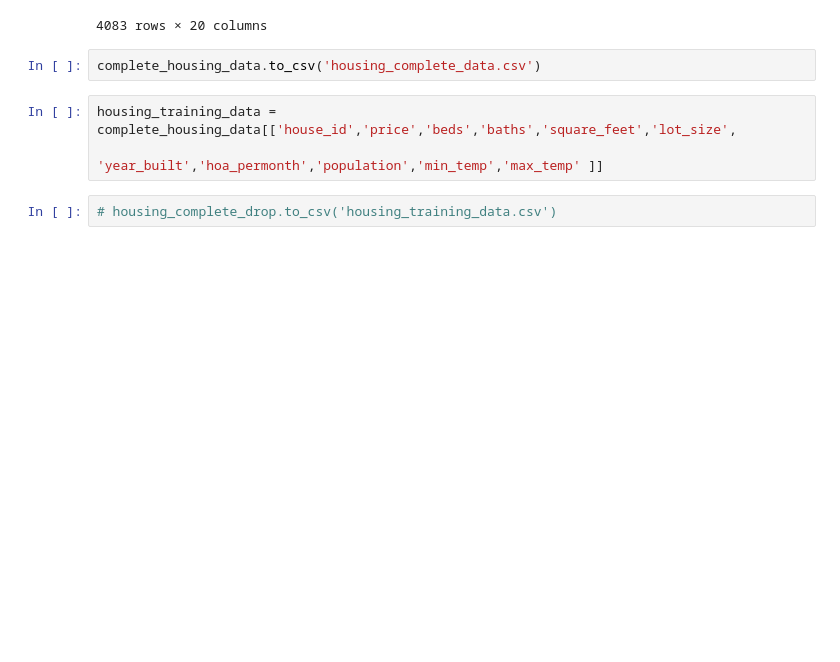
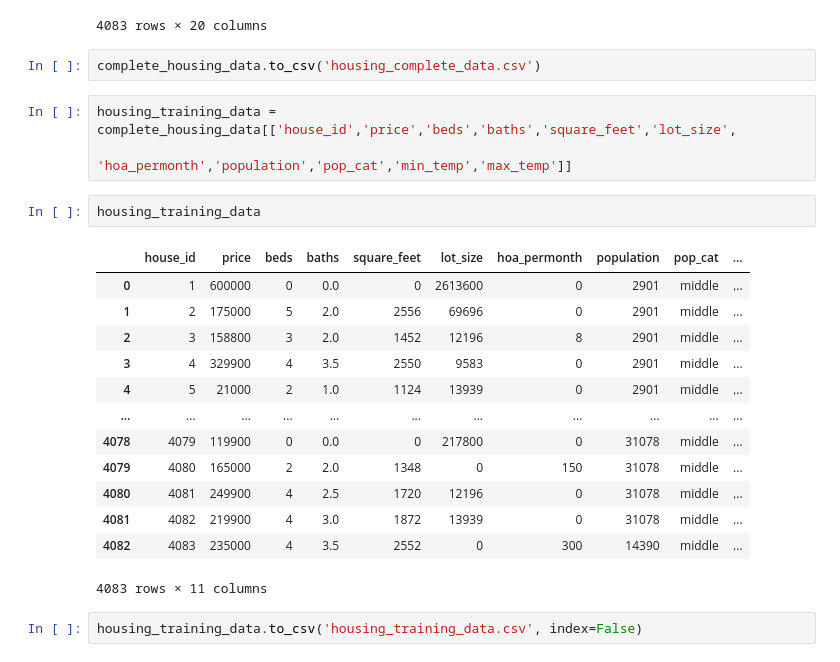
Before and after one commit to aaronrotman/house-finder, a Jupyter notebook: housing_combine_all.ipynb, the cells around one changed output. Saved outputs shown, nothing was run; the diff lists cells and outputs as text; blank space fills up the shorter version.

```diff
--- a/housing_combine_all.ipynb
+++ b/housing_combine_all.ipynb
@@ -317,6 +317,22 @@ complete_housing_data
 complete_housing_data.to_csv('housing_complete_data.csv')
 # %%
 housing_training_data = complete_housing_data[['house_id','price','beds','baths','square_feet','lot_size',
-                                               'year_built','hoa_permonth','population','min_temp','max_temp' ]]
+                                               'hoa_permonth','population','pop_cat','min_temp','max_temp']]
+# %%
+housing_training_data
+# %% [output]
+|  | house_id | price | beds | baths | square_feet | lot_size | hoa_permonth | population | pop_cat | ... |
+| 0 | 1 | 600000 | 0 | 0.0 | 0 | 2613600 | 0 | 2901 | middle | ... |
+| 1 | 2 | 175000 | 5 | 2.0 | 2556 | 69696 | 0 | 2901 | middle | ... |
+| 2 | 3 | 158800 | 3 | 2.0 | 1452 | 12196 | 8 | 2901 | middle | ... |
+| 3 | 4 | 329900 | 4 | 3.5 | 2550 | 9583 | 0 | 2901 | middle | ... |
+| 4 | 5 | 21000 | 2 | 1.0 | 1124 | 13939 | 0 | 2901 | middle | ... |
+| ... | ... | ... | ... | ... | ... | ... | ... | ... | ... | ... |
+| 4078 | 4079 | 119900 | 0 | 0.0 | 0 | 217800 | 0 | 31078 | middle | ... |
+| 4079 | 4080 | 165000 | 2 | 2.0 | 1348 | 0 | 150 | 31078 | middle | ... |
+| 4080 | 4081 | 249900 | 4 | 2.5 | 1720 | 12196 | 0 | 31078 | middle | ... |
+| 4081 | 4082 | 219900 | 4 | 3.0 | 1872 | 13939 | 0 | 31078 | middle | ... |
+| 4082 | 4083 | 235000 | 4 | 3.5 | 2552 | 0 | 300 | 14390 | middle | ... |
+4083 rows × 11 columns
 # %%
-# housing_complete_drop.to_csv('housing_training_data.csv')
+housing_training_data.to_csv('housing_training_data.csv', index=False)
```
Also changed, not shown: 1 other file.
